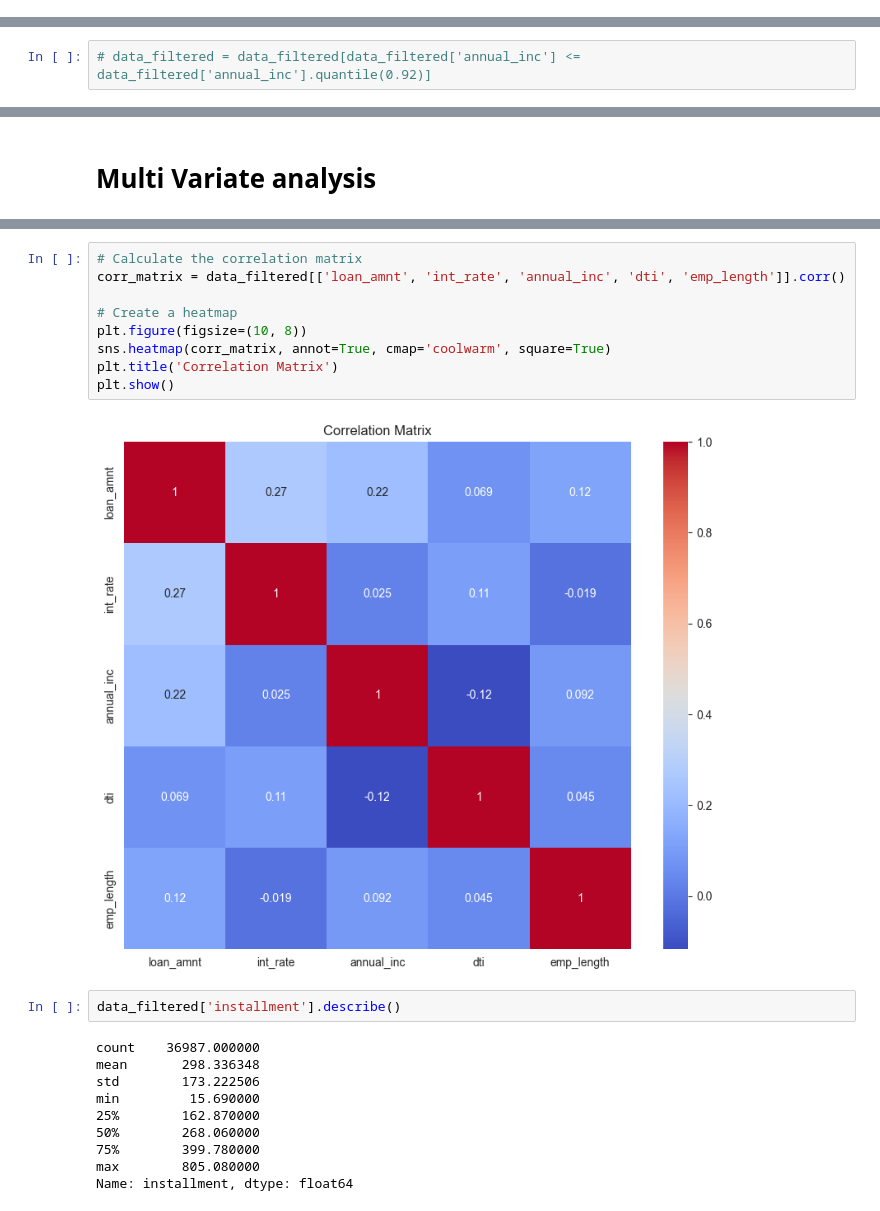
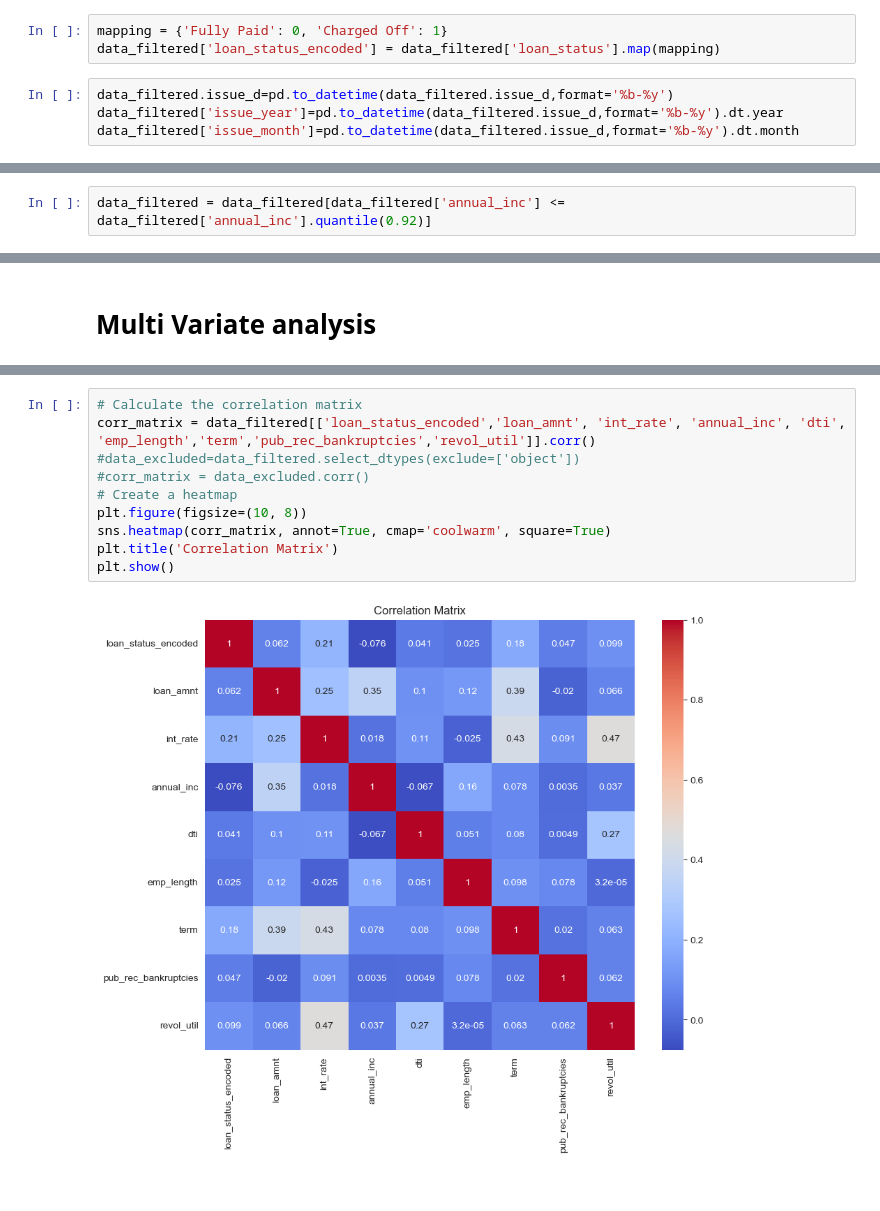
Before and after one commit to VishalVema/lendingclubcasestudy, a Jupyter notebook: lending club.ipynb, the cells around one changed output, grey strips where cells are left out. Saved outputs shown, nothing was run; the diff lists cells and outputs as text.

```diff
--- a/lending club.ipynb
+++ b/lending club.ipynb
@@ -298,3 +317,10 @@ data_filtered['home_ownership'] = data_filtered['home_ownership'].replace('NONE'
+# %%
+mapping = {'Fully Paid': 0, 'Charged Off': 1}
+data_filtered['loan_status_encoded'] = data_filtered['loan_status'].map(mapping)
+# %%
+data_filtered.issue_d=pd.to_datetime(data_filtered.issue_d,format='%b-%y')
+data_filtered['issue_year']=pd.to_datetime(data_filtered.issue_d,format='%b-%y').dt.year
+data_filtered['issue_month']=pd.to_datetime(data_filtered.issue_d,format='%b-%y').dt.month
 # %% [markdown]
 # Standerdization of data
 # %%
@@ -440,7 +466,7 @@ data_filtered[data_filtered['annual_inc'] <= data_filtered['annual_inc'].quantil
 <Axes: >
 [figure]
 # %%
-# data_filtered = data_filtered[data_filtered['annual_inc'] <= data_filtered['annual_inc'].quantile(0.92)]
+data_filtered = data_filtered[data_filtered['annual_inc'] <= data_filtered['annual_inc'].quantile(0.92)]
 # %%
 data_filtered['loan_amnt'].plot.box()
 # %% [output]
@@ -904,23 +982,12 @@ plt.show()
 # %%
 # Calculate the correlation matrix
-corr_matrix = data_filtered[['loan_amnt', 'int_rate', 'annual_inc', 'dti', 'emp_length']].corr()
-
+corr_matrix = data_filtered[['loan_status_encoded','loan_amnt', 'int_rate', 'annual_inc', 'dti', 'emp_length','term','pub_rec_bankruptcies','revol_util']].corr()
+#data_excluded=data_filtered.select_dtypes(exclude=['object'])
+#corr_matrix = data_excluded.corr()
 # Create a heatmap
 plt.figure(figsize=(10, 8))
 sns.heatmap(corr_matrix, annot=True, cmap='coolwarm', square=True)
 plt.title('Correlation Matrix')
 plt.show()
 # %% [output]
-[figure, old version]
+[figure, new version]
-# %%
-data_filtered['installment'].describe()
-# %% [output]
-count    36987.000000
-mean       298.336348
-std        173.222506
-min         15.690000
-25%        162.870000
-50%        268.060000
-75%        399.780000
-max        805.080000
-Name: installment, dtype: float64
```
Also changed, not shown: parts of 68 cells of this notebook.
